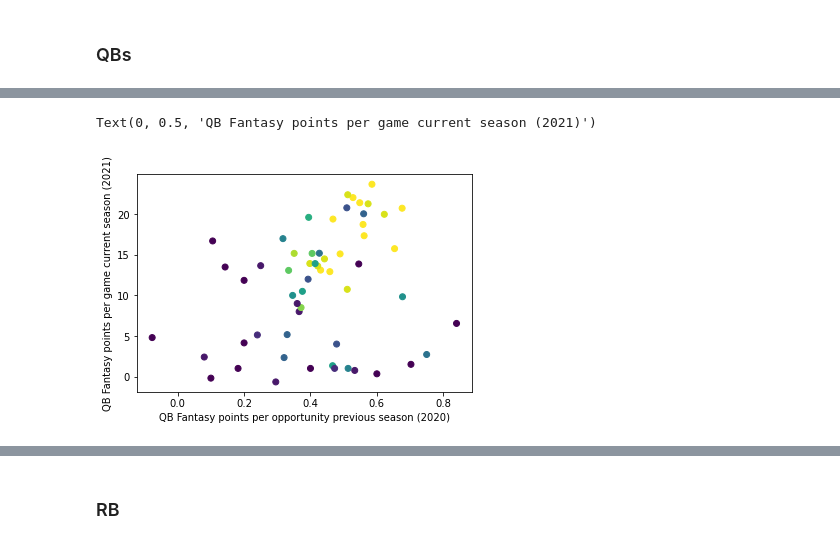
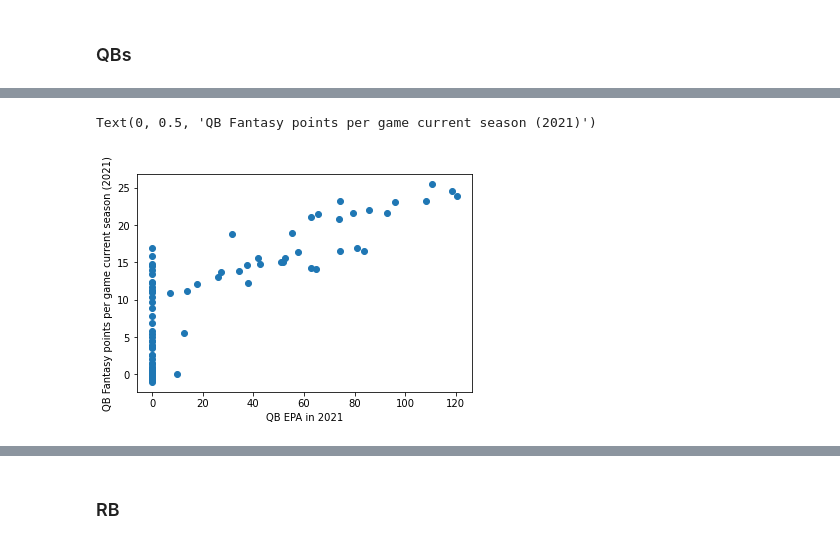
Before and after one commit to stephenkuc/Predicting_Fantasy_Football_Scores, a Jupyter notebook: 3. Fantasy Football - Visualizations.ipynb, the cells around one changed output, grey strips where cells are left out. Cells and saved outputs as stored; diff of their text form; code cells hidden in the pictures.

Commit message:
Cont. visualization, began modeling
Began modeling with HistGradientBoostingRegressor(). ended with metrics likeMSE 13.69, R-squared = .796.

```diff
--- a/3. Fantasy Football - Visualizations.ipynb
+++ b/3. Fantasy Football - Visualizations.ipynb
@@ -10,10 +10,10 @@ import seaborn as sns
 # %%
 # bringing back in data frames ff_all and ff_collective
 
-ff_all = pd.read_csv("C:/Users/steph/OneDrive/Documents/Data Projects/Fantasy/ff_all_position_pts.csv", index_col = 0)
-ff_collective = pd.read_csv("C:/Users/steph/OneDrive/Documents/Data Projects/Fantasy/ff_all_collective_seasons.csv", index_col = 0)
+starter_df = pd.read_csv("C:/Users/steph/OneDrive/Documents/Data Projects/Fantasy/ff_starters_by_year.csv", index_col = 0)
+ff_tall = pd.read_csv("C:/Users/steph/OneDrive/Documents/Data Projects/Fantasy/ff_collective_filtered.csv", index_col = 0)
 
-ff_qb = pd.read_csv("C:/Users/steph/OneDrive/Documents/Data Projects/Fantasy/ff_qb_all.csv", index_col = 0)
-ff_wr = pd.read_csv("C:/Users/steph/OneDrive/Documents/Data Projects/Fantasy/ff_wr_all.csv", index_col = 0)
-ff_te = pd.read_csv("C:/Users/steph/OneDrive/Documents/Data Projects/Fantasy/ff_te_all.csv", index_col = 0)
-ff_rb = pd.read_csv("C:/Users/steph/OneDrive/Documents/Data Projects/Fantasy/ff_rb_all.csv", index_col = 0)
+qb_wide = pd.read_csv("C:/Users/steph/OneDrive/Documents/Data Projects/Fantasy/ff_qb_wide.csv", index_col = 0)
+rb_wide = pd.read_csv("C:/Users/steph/OneDrive/Documents/Data Projects/Fantasy/ff_rb_wide.csv", index_col = 0)
+wr_wide = pd.read_csv("C:/Users/steph/OneDrive/Documents/Data Projects/Fantasy/ff_wr_wide.csv", index_col = 0)
+te_wide = pd.read_csv("C:/Users/steph/OneDrive/Documents/Data Projects/Fantasy/ff_te_wide.csv", index_col = 0)
@@ -54,7 +165,7 @@ Text(0, 0.5, 'QB Fantasy points per game current season (2022)')
 # %%
-plt.scatter(ff_qb['fp_per_opp20'], ff_qb['fp_per_gm21'], c = ff_qb['gs_20'])
-plt.xlabel('QB Fantasy points per opportunity previous season (2020)')
+plt.scatter(qb_wide['epa_total_2021'], qb_wide['te_prem_pts_pg_5ptd_2021'])
+plt.xlabel('QB EPA in 2021')
 plt.ylabel('QB Fantasy points per game current season (2021)')
 # %% [output]
 Text(0, 0.5, 'QB Fantasy points per game current season (2021)')
-[figure, old version]
+[figure, new version]
```
Also changed, not shown: parts of 28 cells of this notebook, 2 other files.
